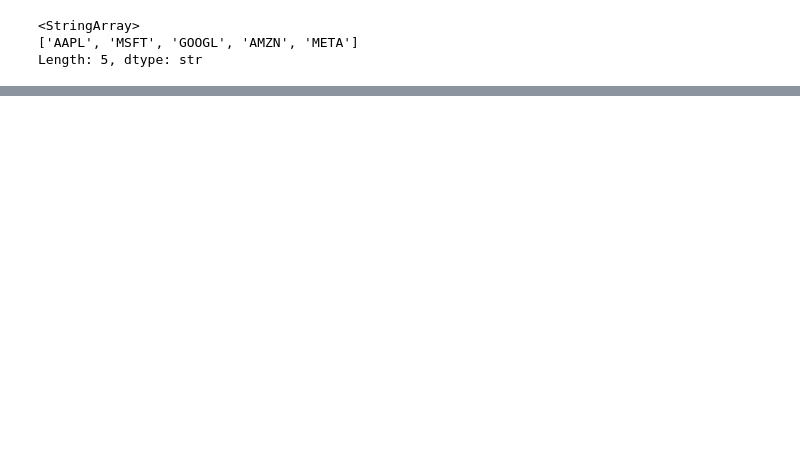
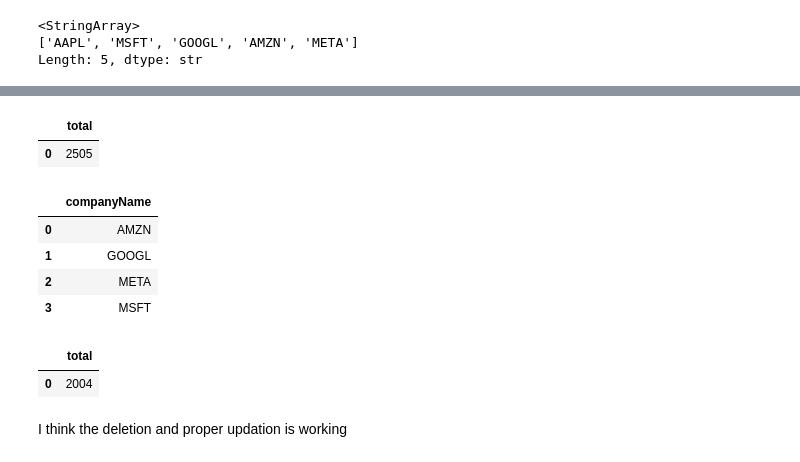
Before and after one commit to DonaCollege/Group3_Project6, a Jupyter notebook: data/test.ipynb, the cells around one changed output, grey strips where cells are left out. Saved outputs shown, nothing was run; the diff lists cells and outputs as text; code cells hidden in the pictures; blank space fills up the shorter version.

Commit message:
fixed errors for updation and deletion Operation

```diff
--- a/data/test.ipynb
+++ b/data/test.ipynb
@@ -58,0 +59,6 @@ plt.show()
+# %%
+df = pd.read_sql("SELECT COUNT(*) as total FROM stocks", connection)
+df
+# %% [output]
+|  | total |
+| 0 | 2505 |
@@ -58,0 +68,16 @@ plt.show()
+# %%
+pd.read_sql("SELECT DISTINCT companyName FROM stocks", connection)
+# %% [output]
+|  | companyName |
+| 0 | AMZN |
+| 1 | GOOGL |
+| 2 | META |
+| 3 | MSFT |
+# %%
+df = pd.read_sql("SELECT COUNT(*) as total FROM stocks", connection)
+df
+# %% [output]
+|  | total |
+| 0 | 2004 |
+# %% [markdown]
+I think the deletion and proper updation is working
```
Also changed, not shown: parts of 4 cells of this notebook, 1 other file.
